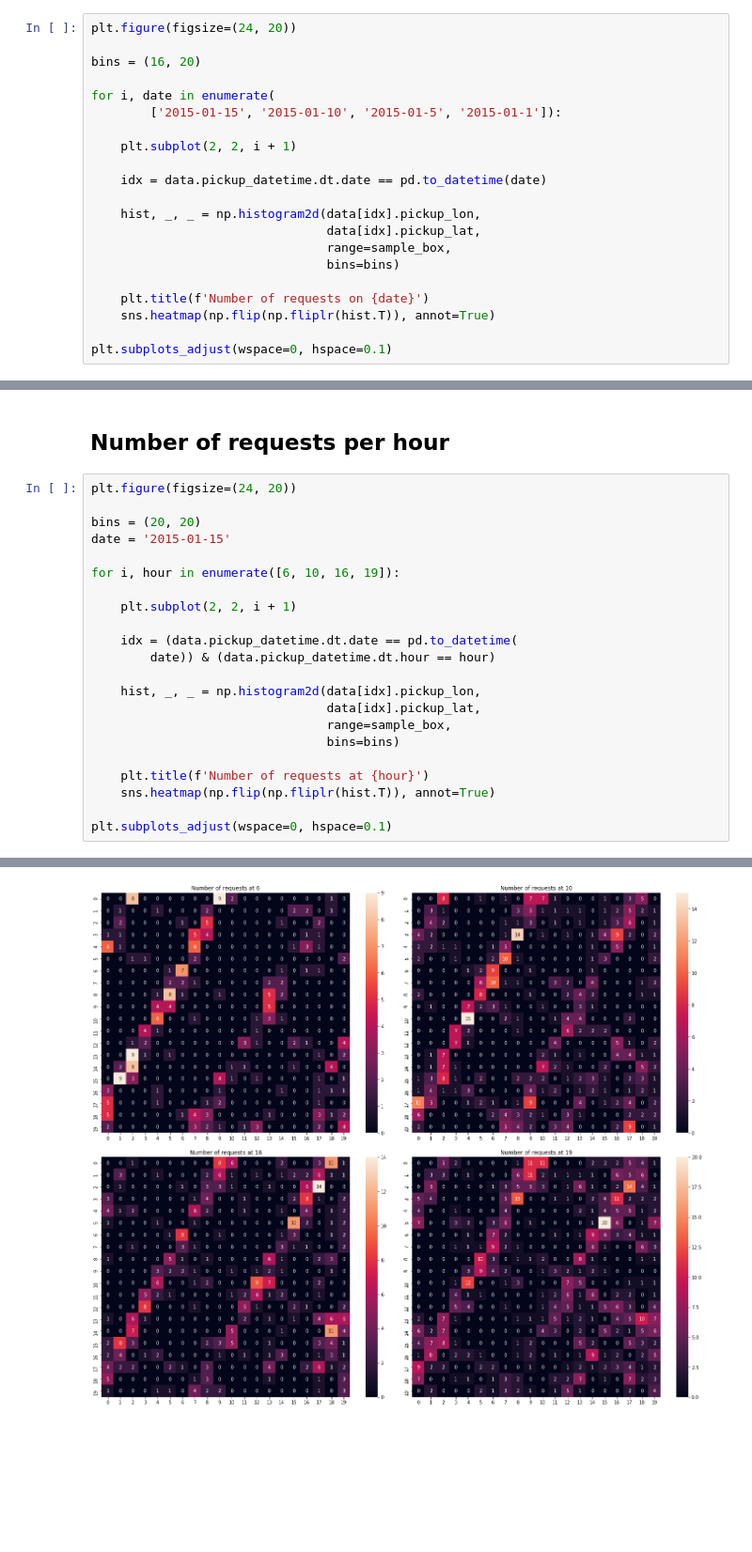
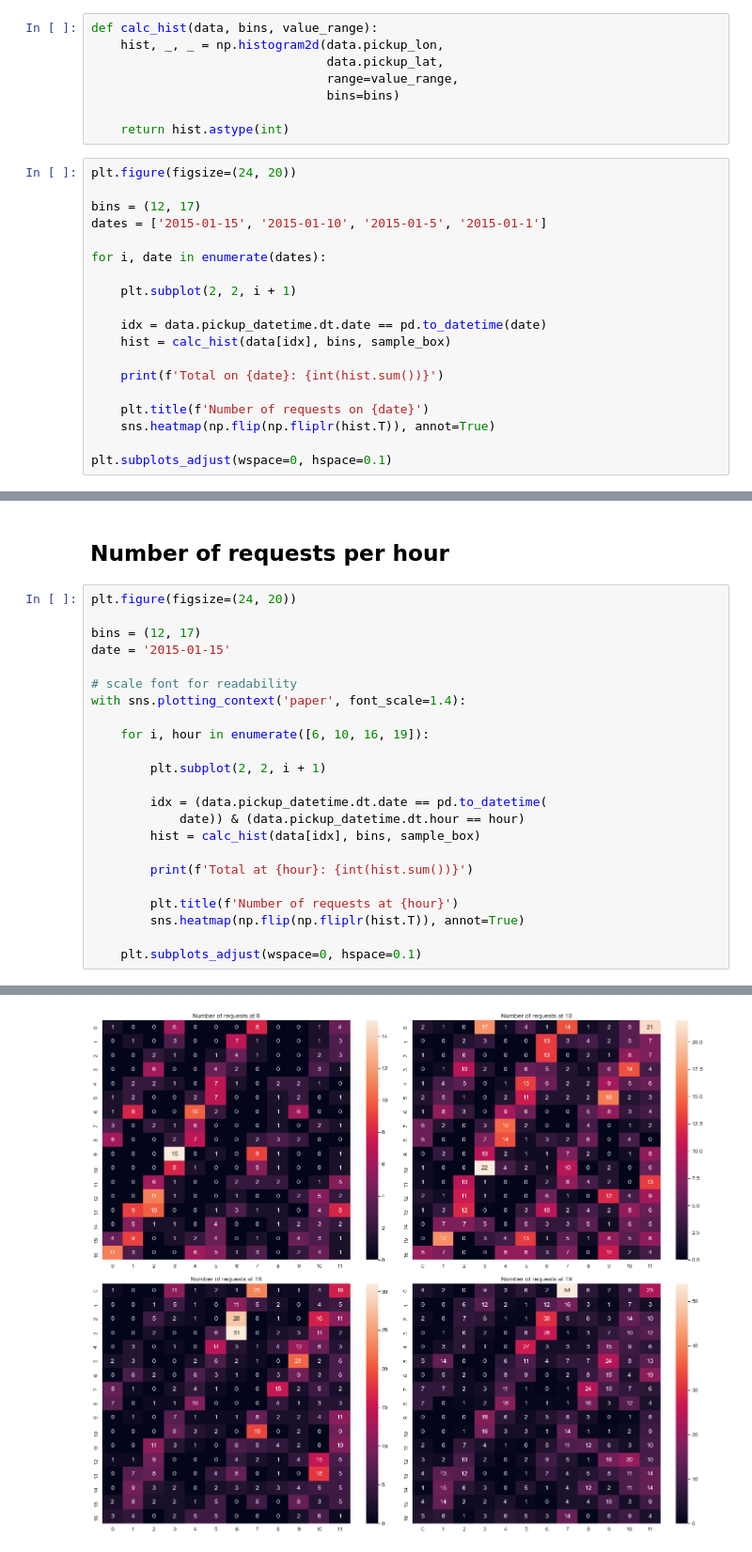
Before and after one commit to sash-ko/ai-transportation, a Jupyter notebook: cnn_demand_model/Baselines.ipynb, the cells around one changed output, grey strips where cells are left out. Shown: that part at 94% size. Saved outputs shown, nothing was run; the diff lists cells and outputs as text; blank space fills up the shorter version.

```diff
--- a/cnn_demand_model/Baselines.ipynb
+++ b/cnn_demand_model/Baselines.ipynb
@@ -55,21 +55,27 @@ for i, box in enumerate([bounding_box, sample_box]):
 # %% [markdown]
 ## Number of requests per day
+# %%
+def calc_hist(data, bins, value_range):
+    hist, _, _ = np.histogram2d(data.pickup_lon,
+                                data.pickup_lat,
+                                range=value_range,
+                                bins=bins)
+
+    return hist.astype(int)
 # %%
 plt.figure(figsize=(24, 20))
 
-bins = (16, 20)
+bins = (12, 17)
+dates = ['2015-01-15', '2015-01-10', '2015-01-5', '2015-01-1']
 
-for i, date in enumerate(
-        ['2015-01-15', '2015-01-10', '2015-01-5', '2015-01-1']):
+for i, date in enumerate(dates):
 
     plt.subplot(2, 2, i + 1)
 
     idx = data.pickup_datetime.dt.date == pd.to_datetime(date)
+    hist = calc_hist(data[idx], bins, sample_box)
 
-    hist, _, _ = np.histogram2d(data[idx].pickup_lon,
-                                data[idx].pickup_lat,
-                                range=sample_box,
-                                bins=bins)
+    print(f'Total on {date}: {int(hist.sum())}')
 
     plt.title(f'Number of requests on {date}')
     sns.heatmap(np.flip(np.fliplr(hist.T)), annot=True)
@@ -82,23 +92,24 @@ plt.subplots_adjust(wspace=0, hspace=0.1)
 # %%
 plt.figure(figsize=(24, 20))
 
-bins = (20, 20)
+bins = (12, 17)
 date = '2015-01-15'
 
-for i, hour in enumerate([6, 10, 16, 19]):
+# scale font for readability
+with sns.plotting_context('paper', font_scale=1.4):
 
-    plt.subplot(2, 2, i + 1)
+    for i, hour in enumerate([6, 10, 16, 19]):
 
-    idx = (data.pickup_datetime.dt.date == pd.to_datetime(
-        date)) & (data.pickup_datetime.dt.hour == hour)
+        plt.subplot(2, 2, i + 1)
 
-    hist, _, _ = np.histogram2d(data[idx].pickup_lon,
-                                data[idx].pickup_lat,
-                                range=sample_box,
-                                bins=bins)
+        idx = (data.pickup_datetime.dt.date == pd.to_datetime(
+            date)) & (data.pickup_datetime.dt.hour == hour)
+        hist = calc_hist(data[idx], bins, sample_box)
 
-    plt.title(f'Number of requests at {hour}')
-    sns.heatmap(np.flip(np.fliplr(hist.T)), annot=True)
+        print(f'Total at {hour}: {int(hist.sum())}')
 
-plt.subplots_adjust(wspace=0, hspace=0.1)
+        plt.title(f'Number of requests at {hour}')
+        sns.heatmap(np.flip(np.fliplr(hist.T)), annot=True)
+
+    plt.subplots_adjust(wspace=0, hspace=0.1)
 # %% [output]
@@ -105 +120 @@ plt.subplots_adjust(wspace=0, hspace=0.1)
-[figure, old version]
+[figure, new version]
```
Also changed, not shown: parts of 3 cells of this notebook.
